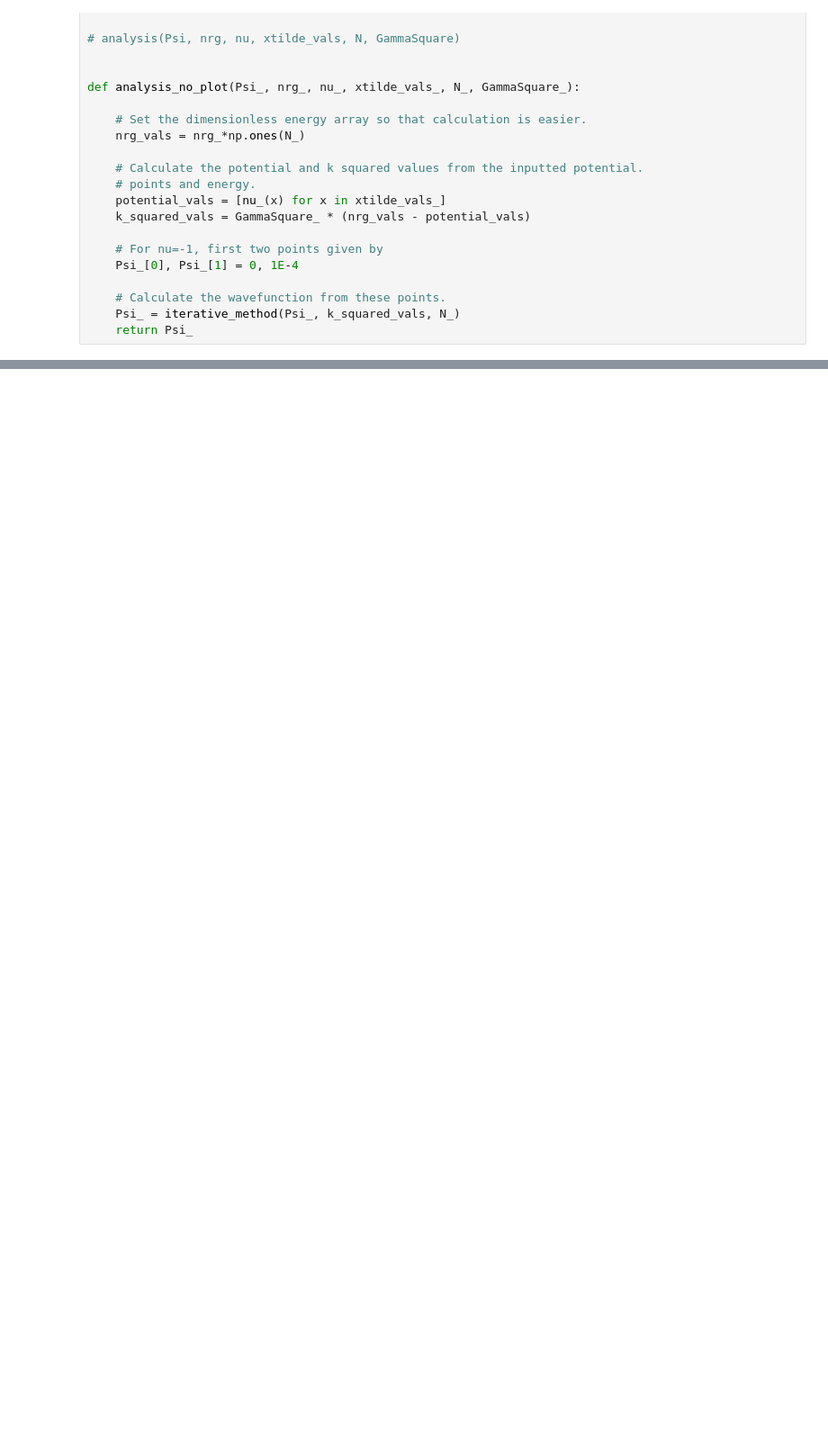
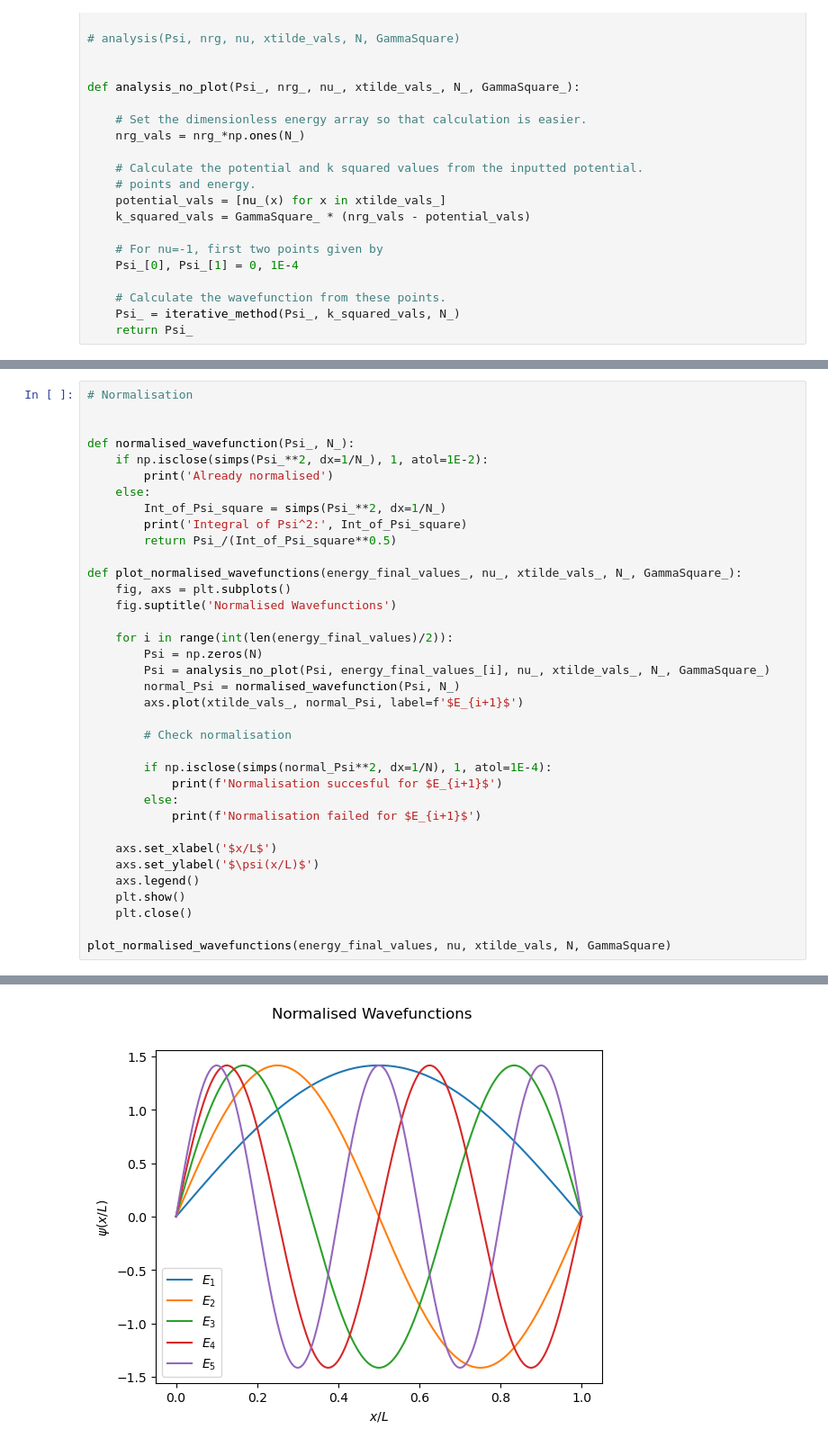
Before and after one commit to DavidLawton04/MuchStuff, a Jupyter notebook: Junior Sophister/JS Labs/Comp Lab/Comp_Lab_David_Lawton.ipynb, the cells around one changed output, grey strips where cells are left out. Shown at 90% size. Drawn from its saved outputs; the diff is of its cells as text; blank space fills up the shorter version.

```diff
--- a/Junior Sophister/JS Labs/Comp Lab/Comp_Lab_David_Lawton.ipynb
+++ b/Junior Sophister/JS Labs/Comp Lab/Comp_Lab_David_Lawton.ipynb
@@ -160,0 +204,37 @@ axs[1].plot(analytic_energies[1], (np.abs(energy_final_values-analytic_energies[
+# %%
+# Normalisation
+
+
+def normalised_wavefunction(Psi_, N_):
+    if np.isclose(simps(Psi_**2, dx=1/N_), 1, atol=1E-2):
+        print('Already normalised')
+    else:
+        Int_of_Psi_square = simps(Psi_**2, dx=1/N_)
+        print('Integral of Psi^2:', Int_of_Psi_square)
+        return Psi_/(Int_of_Psi_square**0.5)
+
+def plot_normalised_wavefunctions(energy_final_values_, nu_, xtilde_vals_, N_, GammaSquare_):
+    fig, axs = plt.subplots()
+    fig.suptitle('Normalised Wavefunctions')
+
+    for i in range(int(len(energy_final_values)/2)):
+        Psi = np.zeros(N)
+        Psi = analysis_no_plot(Psi, energy_final_values_[i], nu_, xtilde_vals_, N_, GammaSquare_)
+        normal_Psi = normalised_wavefunction(Psi, N_)
+        axs.plot(xtilde_vals_, normal_Psi, label=f'$E_{i+1}$')
+
+        # Check normalisation
+
+        if np.isclose(simps(normal_Psi**2, dx=1/N), 1, atol=1E-4):
+            print(f'Normalisation succesful for $E_{i+1}$')
+        else:
+            print(f'Normalisation failed for $E_{i+1}$')
+
+    axs.set_xlabel('$x/L$')
+    axs.set_ylabel('$\psi(x/L)$')
+    axs.legend()
+    plt.show()
+    plt.close()
+
+plot_normalised_wavefunctions(energy_final_values, nu, xtilde_vals, N, GammaSquare)
+# %% [output]
@@ -160,0 +251 @@ axs[1].plot(analytic_energies[1], (np.abs(energy_final_values-analytic_energies[
+[figure, added]
```
Also changed, not shown: parts of 7 cells of this notebook, 19 other files.
